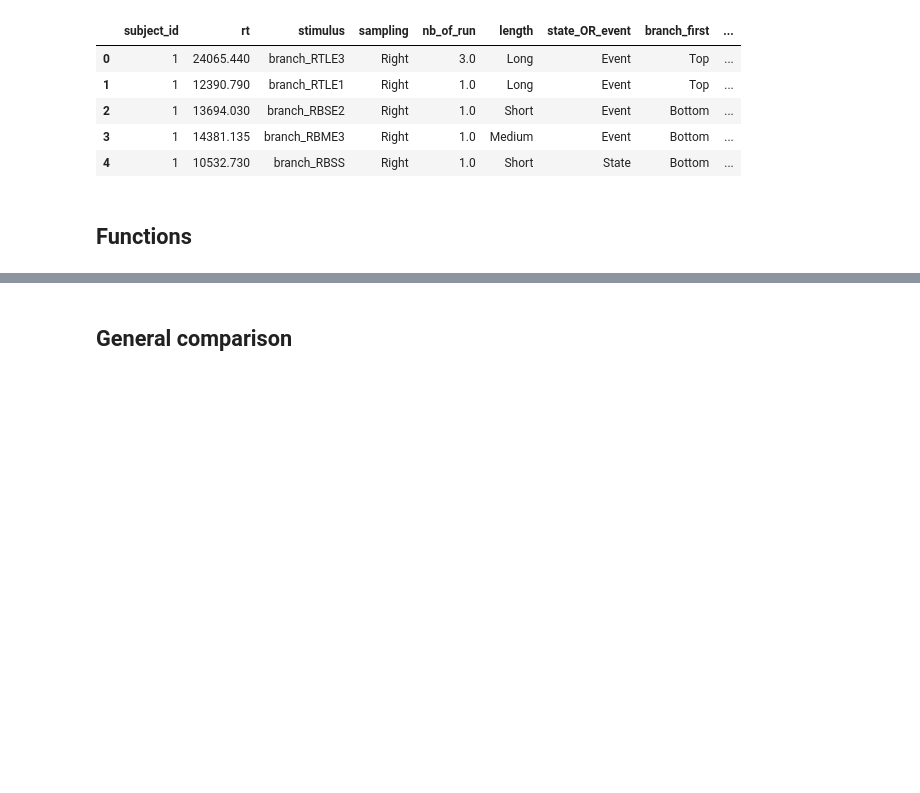
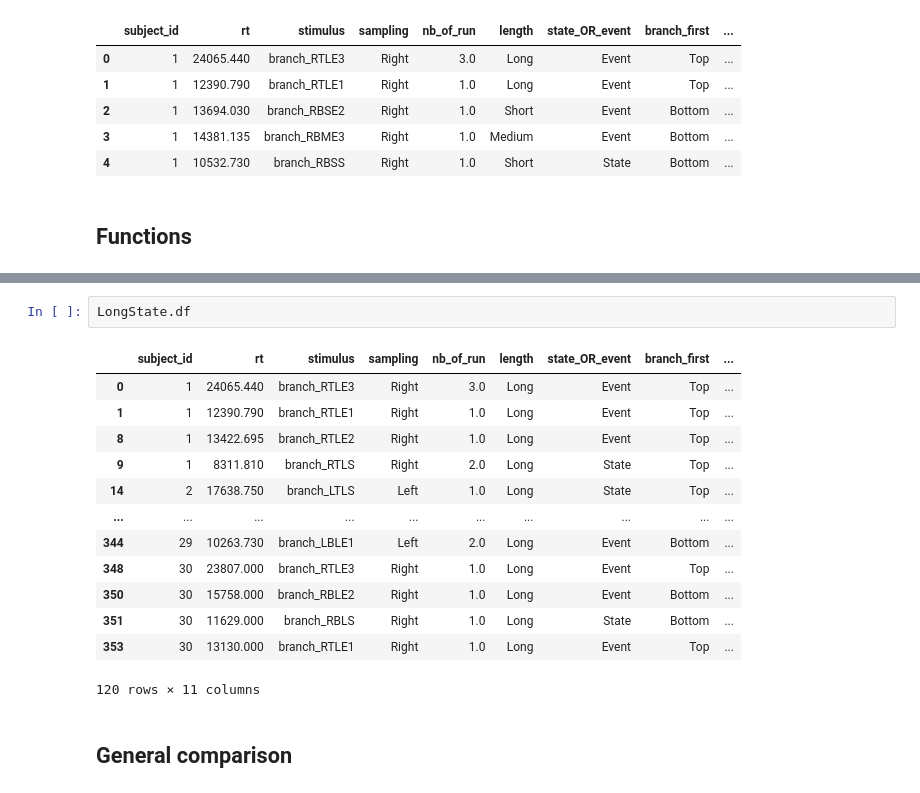
Before and after one commit to A-Fermo/continuity-cogsci21, a Jupyter notebook: analysis/analysis_E1_100def.ipynb, the cells around one changed output, grey strips where cells are left out. Cells and saved outputs as stored; diff of their text form; blank space fills up the shorter version.

```diff
--- a/analysis/analysis_E1_100def.ipynb
+++ b/analysis/analysis_E1_100def.ipynb
@@ -475,3 +585,19 @@ data_AND_Gate['node_category'] = data_AND_Gate.apply(lambda x: branch_node_cat(x
+# %%
+LongState.df
+# %% [output]
+|  | subject_id | rt | stimulus | sampling | nb_of_run | length | state_OR_event | branch_first | ... |
+| 0 | 1 | 24065.440 | branch_RTLE3 | Right | 3.0 | Long | Event | Top | ... |
+| 1 | 1 | 12390.790 | branch_RTLE1 | Right | 1.0 | Long | Event | Top | ... |
+| 8 | 1 | 13422.695 | branch_RTLE2 | Right | 1.0 | Long | Event | Top | ... |
+| 9 | 1 | 8311.810 | branch_RTLS | Right | 2.0 | Long | State | Top | ... |
+| 14 | 2 | 17638.750 | branch_LTLS | Left | 1.0 | Long | State | Top | ... |
+| ... | ... | ... | ... | ... | ... | ... | ... | ... | ... |
+| 344 | 29 | 10263.730 | branch_LBLE1 | Left | 2.0 | Long | Event | Bottom | ... |
+| 348 | 30 | 23807.000 | branch_RTLE3 | Right | 1.0 | Long | Event | Top | ... |
+| 350 | 30 | 15758.000 | branch_RBLE2 | Right | 1.0 | Long | Event | Bottom | ... |
+| 351 | 30 | 11629.000 | branch_RBLS | Right | 1.0 | Long | State | Bottom | ... |
+| 353 | 30 | 13130.000 | branch_RTLE1 | Right | 1.0 | Long | Event | Top | ... |
+120 rows × 11 columns
 # %% [markdown]
 ## General comparison
 # %%
```
Also changed, not shown: parts of 9 cells of this notebook, 2 other files.
